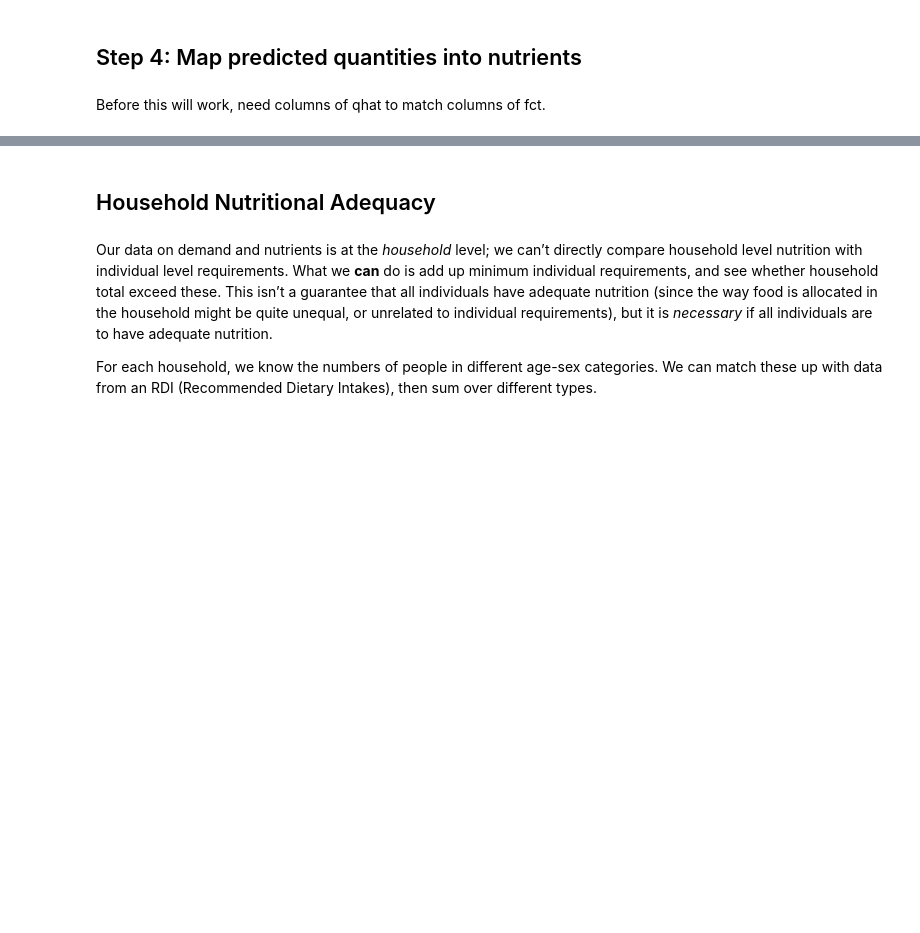
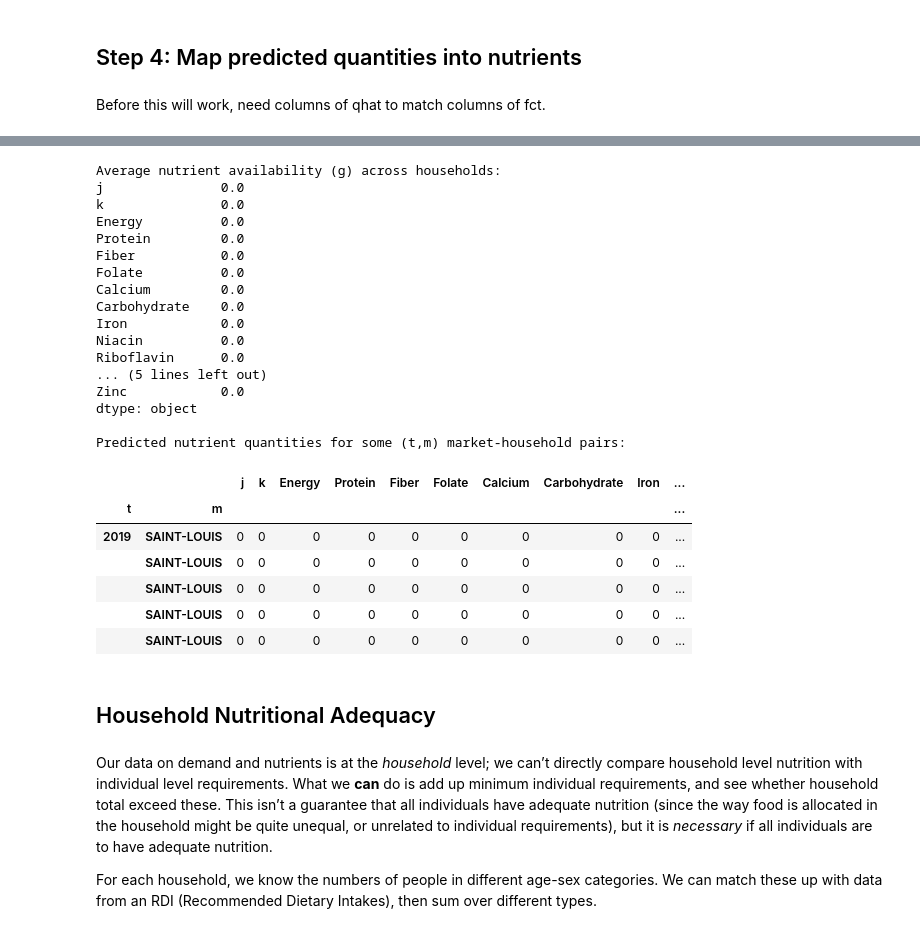
Before and after one commit to reilyfairchild/EEP153-Project-3, a Jupyter notebook: calculating_nutrition-Copy1.ipynb, the cells around one changed output, grey strips where cells are left out. Cells and saved outputs as stored; diff of their text form; code cells hidden in the pictures; blank space fills up the shorter version.

Commit message:
still working on step 3 and 4

```diff
--- a/calculating_nutrition-Copy1.ipynb
+++ b/calculating_nutrition-Copy1.ipynb
@@ -271,12 +271,12 @@ print("p_wide shape:", p_wide.shape)
 
 # === Load FCT and clean the French names (column 'k') ===
 fct = get_clean_sheet(InputFiles['FCT'][0], sheet=InputFiles['FCT'][1])
+
+# Clean 'k' column to create 'k_clean'
 fct_cleaned = fct.copy()
-fct_cleaned['k_clean'] = fct_cleaned['k'].str.strip().str.lower()
-
+fct_cleaned['k_clean'] = fct_cleaned['k'].str.strip().str.lower()  # Ensure it's properly cleaned
 xhat_cleaned_columns = xhat_wide.columns.str.strip().str.lower()
 
-# Debugging: Print the cleaned goods for inspection
 print("\nFirst few cleaned goods in xhat_wide (predicted quantities):")
 print(xhat_cleaned_columns[:10])
 print("\nFirst few cleaned goods in FCT (French names):")
@@ -286,17 +286,19 @@ print(fct_cleaned['k_clean'].head(10))
 matched_fct_names = []
 matched_xhat_names = []
 for good in xhat_cleaned_columns:
-    result = process.extract(good, fct_cleaned['k_clean'], limit=1)
-
-    # Ensure there's a result and unpack correctly
-    if result:
-        match, score = result[0]  # Extract the best match and score
+    result = process.extractOne(good, fct_cleaned['k_clean'])  # No 'limit' argument needed
+    if result:  # Ensure there's a result
+        # result is a tuple like (match, score), but we need to handle multiple results if returned
+        if isinstance(result, tuple) and len(result) == 2:
+            match, score = result  # Correctly unpack the result into match and score
+        else:
+            match = result[0]  # If there's more than one value, just take the first one
+            score = result[1]  # Extract the score if needed
         print(f"Trying to match '{good}' -> Match: '{match}' with score {score}")
         if score > 85:  # Lowered threshold to be more inclusive
             matched_fct_names.append(match)
             matched_xhat_names.append(good)
 
-# Debugging: Print the matched goods
 print("\nMatching goods from qhat and FCT:", matched_fct_names)
 
 # === Create a mapping dictionary from xhat names to FCT original names ===
@@ -311,7 +313,7 @@ matched_xhat_names_filtered = [name for name in matched_xhat_names if name in ma
 matching_goods_in_xhat = [xhat_wide.columns[xhat_cleaned_columns == name][0] for name in matched_xhat_names_filtered]
 print(f"\nMatching goods in xhat_wide columns: {matching_goods_in_xhat}")
 
-# === Filter xhat_wide and p_wide for the matched goods ===
+# === Filter xhat_wide and p_wide ===
 xhat_matched = xhat_wide[matching_goods_in_xhat].copy()
 p_matched = p_wide[matching_goods_in_xhat].copy()
 
@@ -479,3 +376,47 @@ t    m
+# %%
+# === Step 4: Map predicted quantities into nutrients ===
+
+# Ensure the columns of qhat match the columns in FCT
+use = fct.index.intersection(qhat.columns)
+
+# Map predicted expenditures (qhat) to nutrient values in FCT
+nutrients = qhat[use] @ fct.loc[use, :]  # Matrix multiplication between predicted quantities and FCT data
+
+# Display the average nutrient availability across households (calculated in grams)
+average_nutrients = nutrients.mean()  # Nutrients per household per week
+
+# Output the nutrients and their average availability
+print("\nAverage nutrient availability (g) across households:")
+print(average_nutrients)
+
+# Display a preview of predicted nutrient quantities for some (t,m) market-household pairs
+print("\nPredicted nutrient quantities for some (t,m) market-household pairs:")
+display(nutrients.head())
+# %% [output]
+Average nutrient availability (g) across households:
+j               0.0
+k               0.0
+Energy          0.0
+Protein         0.0
+Fiber           0.0
+Folate          0.0
+Calcium         0.0
+Carbohydrate    0.0
+Iron            0.0
+Niacin          0.0
+Riboflavin      0.0
+... (5 lines left out)
+Zinc            0.0
+dtype: object
+
+Predicted nutrient quantities for some (t,m) market-household pairs:
+|  |  | j | k | Energy | Protein | Fiber | Folate | Calcium | Carbohydrate | Iron | ... |
+| t | m |  |  |  |  |  |  |  |  |  | ... |
+| 2019 | SAINT-LOUIS | 0 | 0 | 0 | 0 | 0 | 0 | 0 | 0 | 0 | ... |
+|  | SAINT-LOUIS | 0 | 0 | 0 | 0 | 0 | 0 | 0 | 0 | 0 | ... |
+|  | SAINT-LOUIS | 0 | 0 | 0 | 0 | 0 | 0 | 0 | 0 | 0 | ... |
+|  | SAINT-LOUIS | 0 | 0 | 0 | 0 | 0 | 0 | 0 | 0 | 0 | ... |
+|  | SAINT-LOUIS | 0 | 0 | 0 | 0 | 0 | 0 | 0 | 0 | 0 | ... |
 # %% [markdown]
 ## Household Nutritional Adequacy
 # %% [markdown]
```
Also changed, not shown: parts of 5 cells of this notebook.
